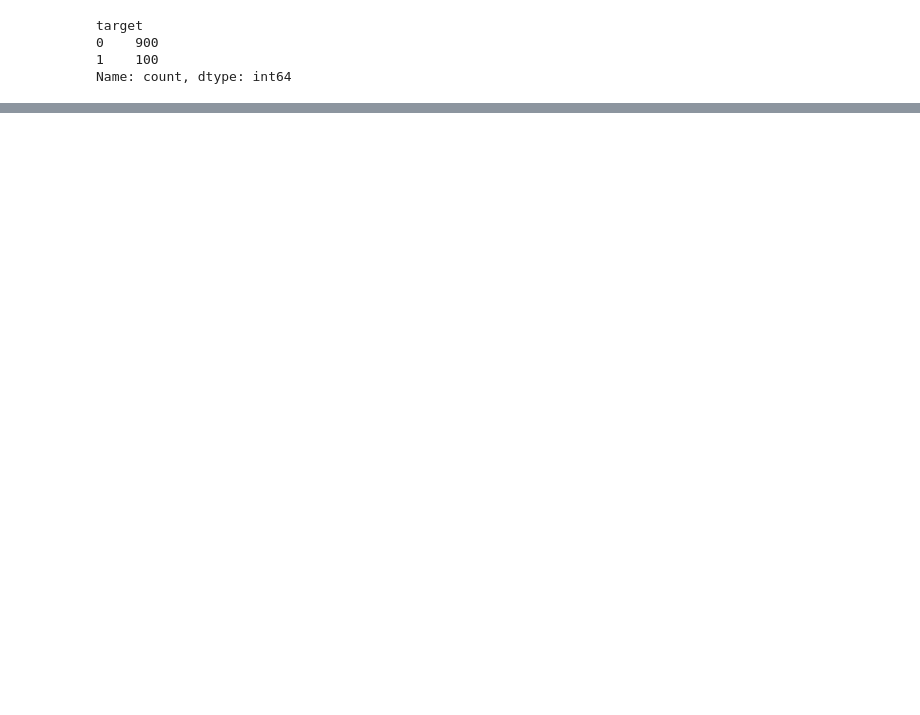
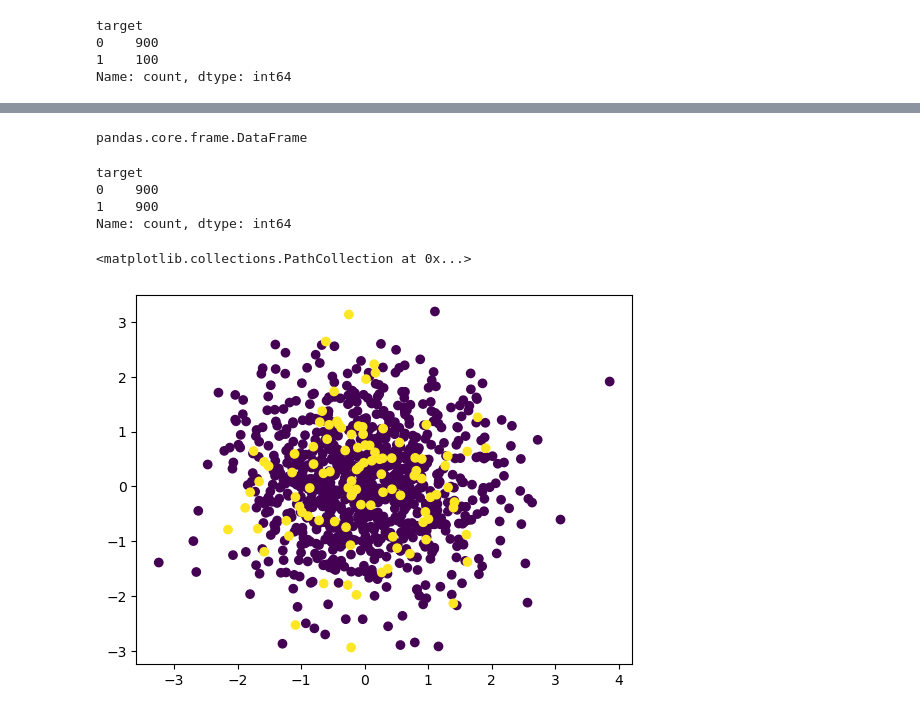
Before and after one commit to zeynepbaydemir/veri_bilimi_ve_makine_ogrenmesi, a Jupyter notebook: DataScience/15-BalancingData.ipynb, the cells around one changed output, grey strips where cells are left out. Drawn from its saved outputs; the diff is of its cells as text; code cells hidden in the pictures; blank space fills up the shorter version.

Commit message:
Data science

```diff
--- a/DataScience/15-BalancingData.ipynb
+++ b/DataScience/15-BalancingData.ipynb
@@ -70,0 +232,4 @@ Name: count, dtype: int64
+# %%
+type(X)
+# %% [output]
+pandas.core.frame.DataFrame
@@ -70,0 +238,12 @@ Name: count, dtype: int64
+# %%
+oversample_df["target"].value_counts()
+# %% [output]
+target
+0    900
+1    900
+Name: count, dtype: int64
+# %%
+plt.scatter(df["feature_1"], df["feature_2"], c=df["target"])
+# %% [output]
+<matplotlib.collections.PathCollection at 0x...>
+[figure, added]
```
Also changed, not shown: parts of 29 cells of this notebook, 4 other files.
